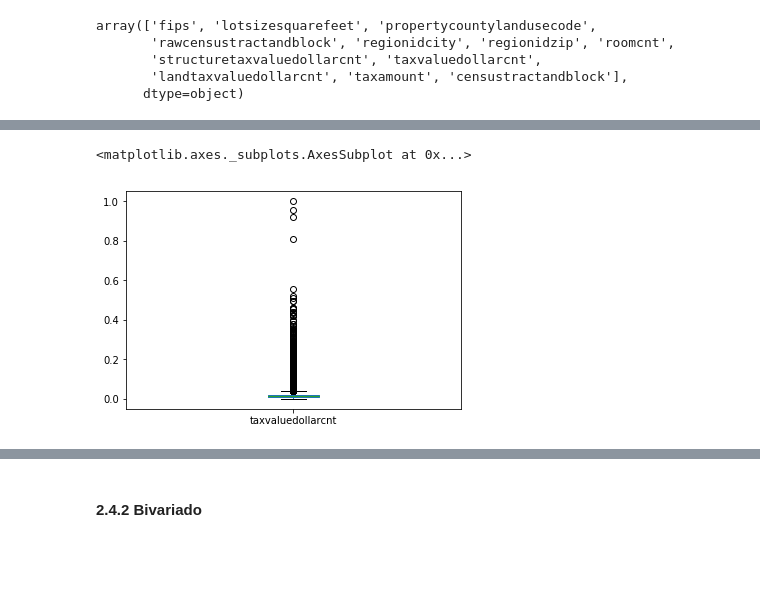
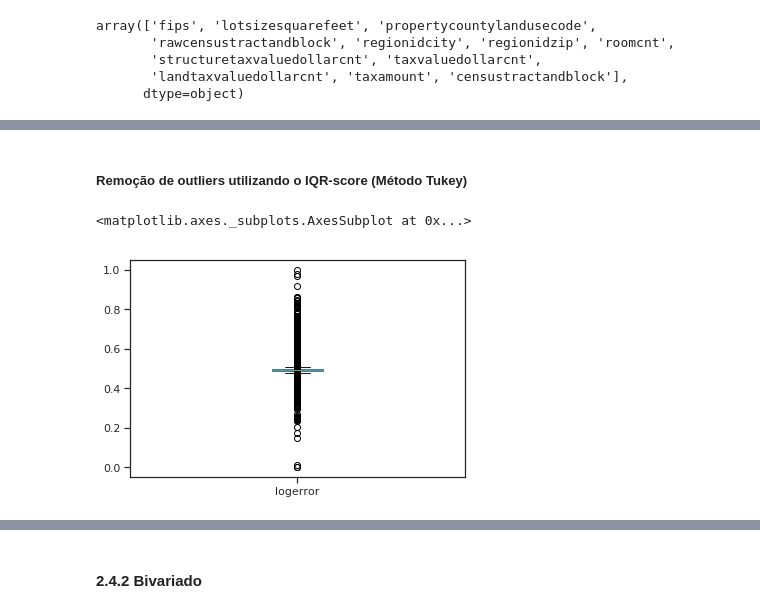
Before and after one commit to thiagotandrade/ds-project, a Jupyter notebook: DS_Project1.ipynb, the cells around one changed output, grey strips where cells are left out. Drawn from its saved outputs; the diff is of its cells as text; code cells hidden in the pictures; blank space fills up the shorter version.

```diff
--- a/DS_Project1.ipynb
+++ b/DS_Project1.ipynb
@@ -37,3 +35,9 @@ Requirement already satisfied: py4j==0.10.7 in /usr/local/lib/python3.6/dist-pac
+# %%
+sc = SparkContext('local')
+spark = SparkSession(sc)
+pd.options.mode.chained_assignment = None
+sns.set(style="ticks")
+%matplotlib inline
 # %%
 # Variável para indicar se a imputação já foi feita anteriormente (salvar tempo de processamento)
 imputed = True
@@ -464,5 +501,7 @@ Name: taxvaluedollarcnt, dtype: float64
+# %% [markdown]
+##### Remoção de outliers utilizando o IQR-score (Método Tukey)
 # %%
-props['taxvaluedollarcnt'].plot.box()
+props['logerror'].plot.box()
 # %% [output]
 <matplotlib.axes._subplots.AxesSubplot at 0x...>
-[figure, old version]
+[figure, new version]
```
Also changed, not shown: parts of 72 cells of this notebook.
